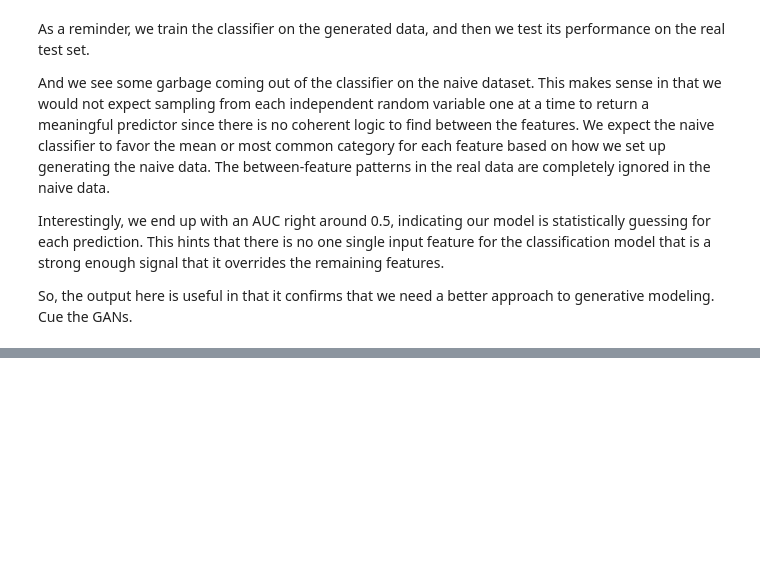
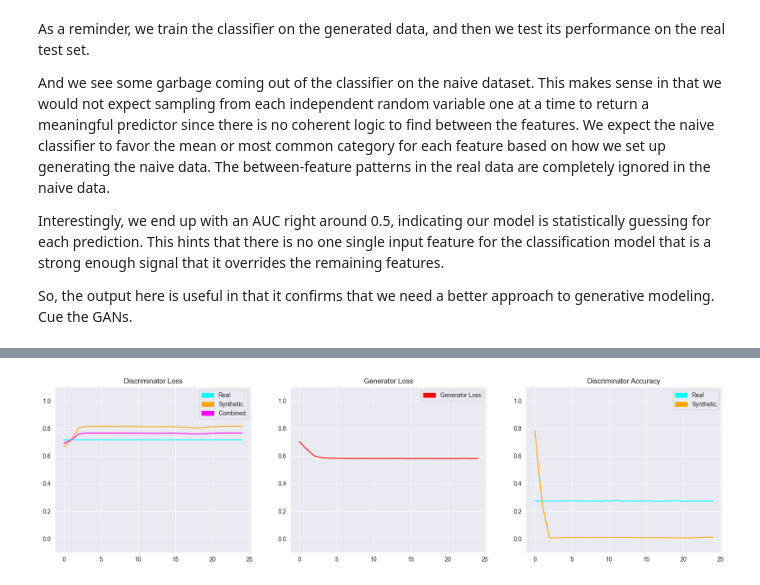
Before and after one commit to jhleakakos/msds-deep-learning-final, a Jupyter notebook: my_data_is_realer_than_yours.ipynb, the cells around one changed output, grey strips where cells are left out. Saved outputs shown, nothing was run; the diff lists cells and outputs as text; code cells hidden in the pictures; blank space fills up the shorter version.

Commit message:
add a couple of rounds of different ganon models and test final one with overall evaluative methods

```diff
--- a/my_data_is_realer_than_yours.ipynb
+++ b/my_data_is_realer_than_yours.ipynb
@@ -2364,0 +2376,90 @@ We have our first generative model working. Next we need to determine hwo good o
+# %%
+
+# GAN-ANN Attempt 2
+
+###############################
+# Model Definition and Creation
+###############################
+
+# Keras throws a warning to use this Adam class on apple silicon
+ganon2_generator_optimizer = tf.keras.optimizers.legacy.Adam(learning_rate=0.0002, beta_1=0.5)
+ganon2_discriminator_optimizer = tf.keras.optimizers.legacy.Adam(learning_rate=0.0002, beta_1=0.5)
+ganon2_generator_loss = losses.BinaryCrossentropy(from_logits=True)
+ganon2_discriminator_loss = losses.BinaryCrossentropy(from_logits=True)
+
+# GAN-ANN generator and discriminator model architectures
+ganon2_generator = models.Sequential([
+    layers.Dense(128, input_dim=latent_space_dim, activation='relu')
+    , layers.BatchNormalization()
+    , layers.Dropout(0.2)
+    , layers.Dense(256, input_dim=latent_space_dim, activation='relu')
+    , layers.BatchNormalization()
+    , layers.Dropout(0.2)
+    , layers.Dense(512, input_dim=latent_space_dim, activation='relu')
+    , layers.Dense(n_train_features, activation='sigmoid')
+])
+
+ganon2_discriminator = models.Sequential([
+    layers.Dense(512, input_dim=n_train_features)
+    , layers.LeakyReLU(0.2)
+    , layers.BatchNormalization()
+    , layers.Dropout(0.2)
+    , layers.Dense(256)
+    , layers.LeakyReLU(0.2)
+    , layers.BatchNormalization()
+    , layers.Dropout(0.2)
+    , layers.Dense(128)
+    , layers.LeakyReLU(0.2)
+    , layers.Dense(1, activation='sigmoid')
+])
+
+# We only want the discriminator weights to update when training the discriminator, so we will
+# make them trainable or not manually as needed
+ganon2_discriminator.trainable = False
+ganon2 = models.Sequential([ganon2_generator, ganon2_discriminator])
+ganon2_discriminator.compile(loss=ganon2_discriminator_loss, optimizer=ganon2_discriminator_optimizer, metrics=['accuracy'])
+ganon2.compile(loss=ganon2_generator_loss, optimizer=ganon2_generator_optimizer)
+
+# ganon2.summary()
+
+################
+# Model Training
+################
+
+hist_discriminator_loss_real = []
+hist_discriminator_loss_syn = []
+hist_generator_loss = []
+
+# Send the tensorflow per-batch logging to devnull to silence it
+sys.stdout = open(os.devnull, 'w')
+
+for epoch in range(n_epochs):
+
+    # We pass noise into the generator, and it translates that noise from the latent space to the learned output space
+    noise_matrix = np.random.uniform(0, 1, size=(df_training_input.shape[0], latent_space_dim))
+
+    # Generates the synthetic tabular data output (this is what we snag after training)
+    # synthetic_dataset = ganon_generator.predict(noise_matrix)
+    synthetic_dataset = ganon2_generator(noise_matrix)
+
+    real_labels = np.ones((df_training_input.shape[0], 1))
+    synthetic_labels = np.zeros((df_training_input.shape[0], 1))
+
+    ganon2_discriminator.trainable = True
+    discriminator_loss_real = ganon2_discriminator.fit(df_training_input, real_labels, batch_size=batch_size)
+    discriminator_loss_syn = ganon2_discriminator.fit(synthetic_dataset, synthetic_labels, batch_size=batch_size)
+
+    ganon2_discriminator.trainable = False
+    generator_loss = ganon2.fit(noise_matrix, real_labels, batch_size=batch_size)
+
+    hist_discriminator_loss_real.append(discriminator_loss_real)
+    hist_discriminator_loss_syn.append(discriminator_loss_syn)
+    hist_generator_loss.append(generator_loss)
+
+# Set stdout back to the original so we can print out the custom logging
+sys.stdout = original_stdout
+
+gimme_some_gan_metrics(hist_discriminator_loss_real, hist_discriminator_loss_syn, hist_generator_loss)
+# gimme_some_gan_stats(hist_discriminator_loss_real, hist_discriminator_loss_syn, hist_generator_loss)
+# %% [output]
+[figure, added]
```
Also changed, not shown: parts of 30 cells of this notebook.
